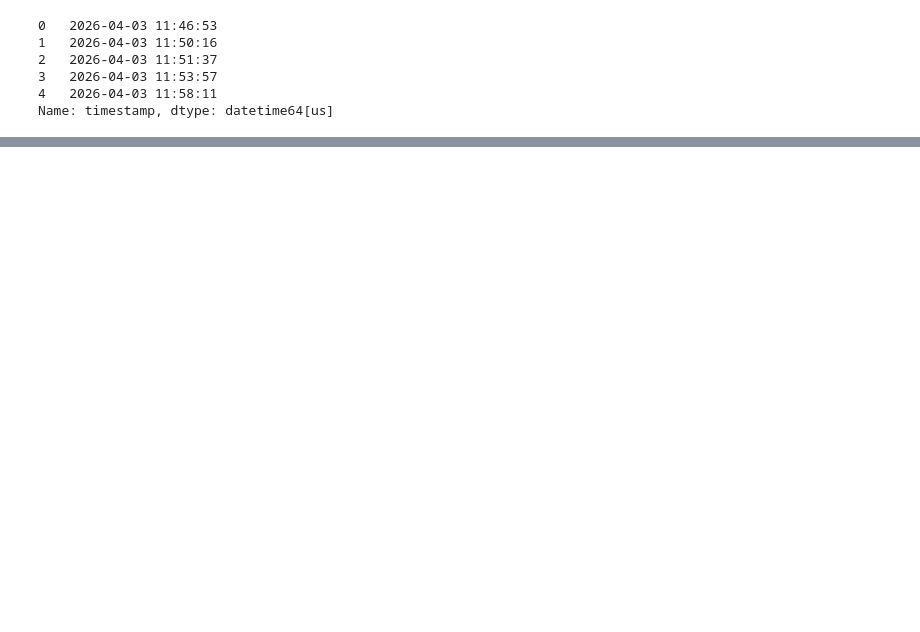
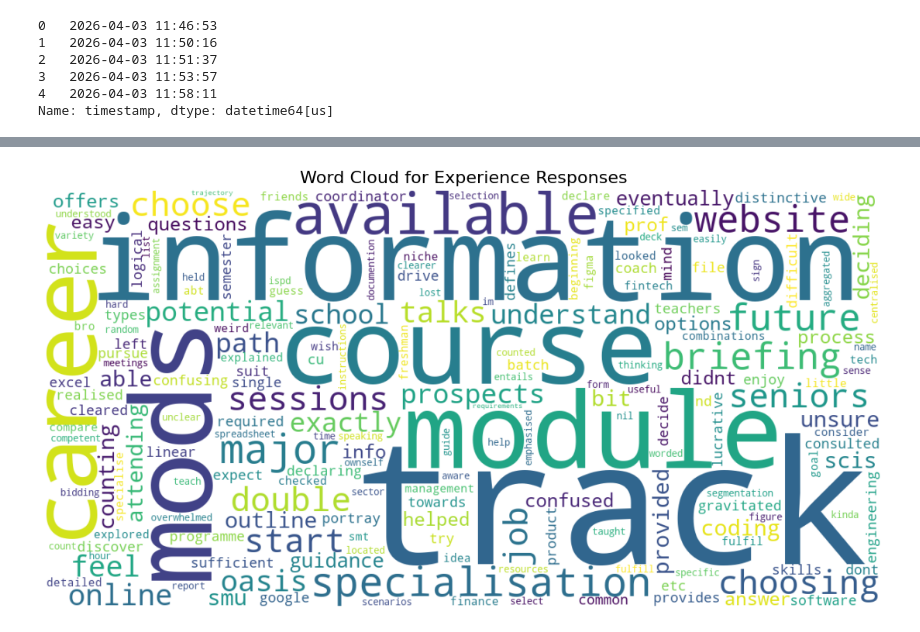
Before and after one commit to xiangyingg/IS446-Managing-Customer-Relationship-With-Analytics, a Jupyter notebook: cleansed_data/analysis_declared_track.ipynb, the cells around one changed output, grey strips where cells are left out. Drawn from its saved outputs; the diff is of its cells as text; code cells hidden in the pictures; blank space fills up the shorter version.

```diff
--- a/cleansed_data/analysis_declared_track.ipynb
+++ b/cleansed_data/analysis_declared_track.ipynb
@@ -122,3 +180,47 @@ df.head()
 | 4 | 2026-04-03 11:58:11 | Year 2 | Yes | 5 | Was already sure of what I wanted... | Seniors;Friends / peers | Hands-on exposure to tasks | ... |
 # %%
 df['experience_clean'].to_csv("cleaned_data.csv", index=False)
+# %%
+from wordcloud import WordCloud
+
+import matplotlib.pyplot as plt
+
+# join all cleaned responses into one text string
+
+text_for_wc = " ".join(
+
+    df["experience_clean"].fillna("").astype(str)
+
+)
+
+# optional: remove empty space-only strings
+
+text_for_wc = text_for_wc.strip()
+
+# generate word cloud
+
+wordcloud = WordCloud(
+
+    width=1200,
+
+    height=600,
+
+    background_color="white",
+
+    collocations=False
+
+).generate(text_for_wc)
+
+# plot
+
+plt.figure(figsize=(14, 7))
+
+plt.imshow(wordcloud, interpolation="bilinear")
+
+plt.axis("off")
+
+plt.title("Word Cloud for Experience Responses", fontsize=16)
+
+plt.show()
+# %% [output]
+[figure, added]
```
Also changed, not shown: parts of 10 cells of this notebook, 1 other file.
